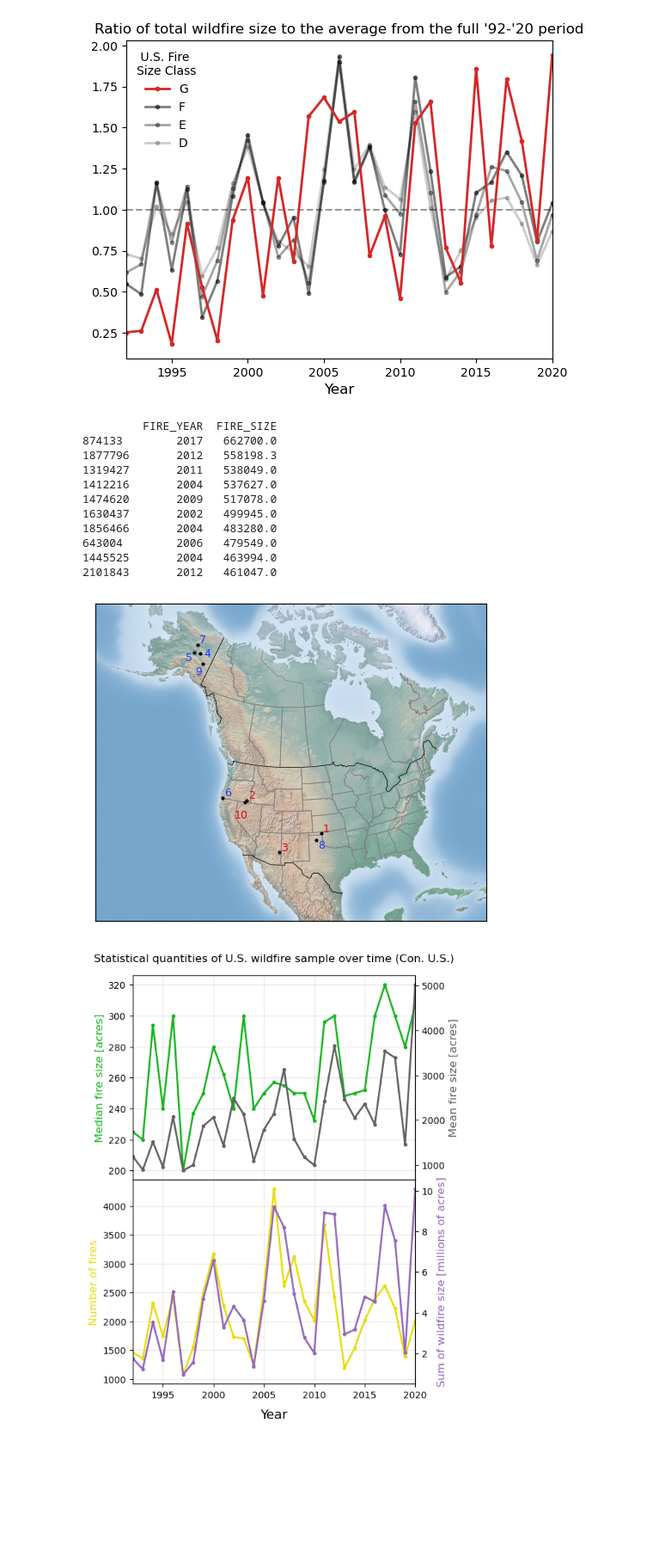
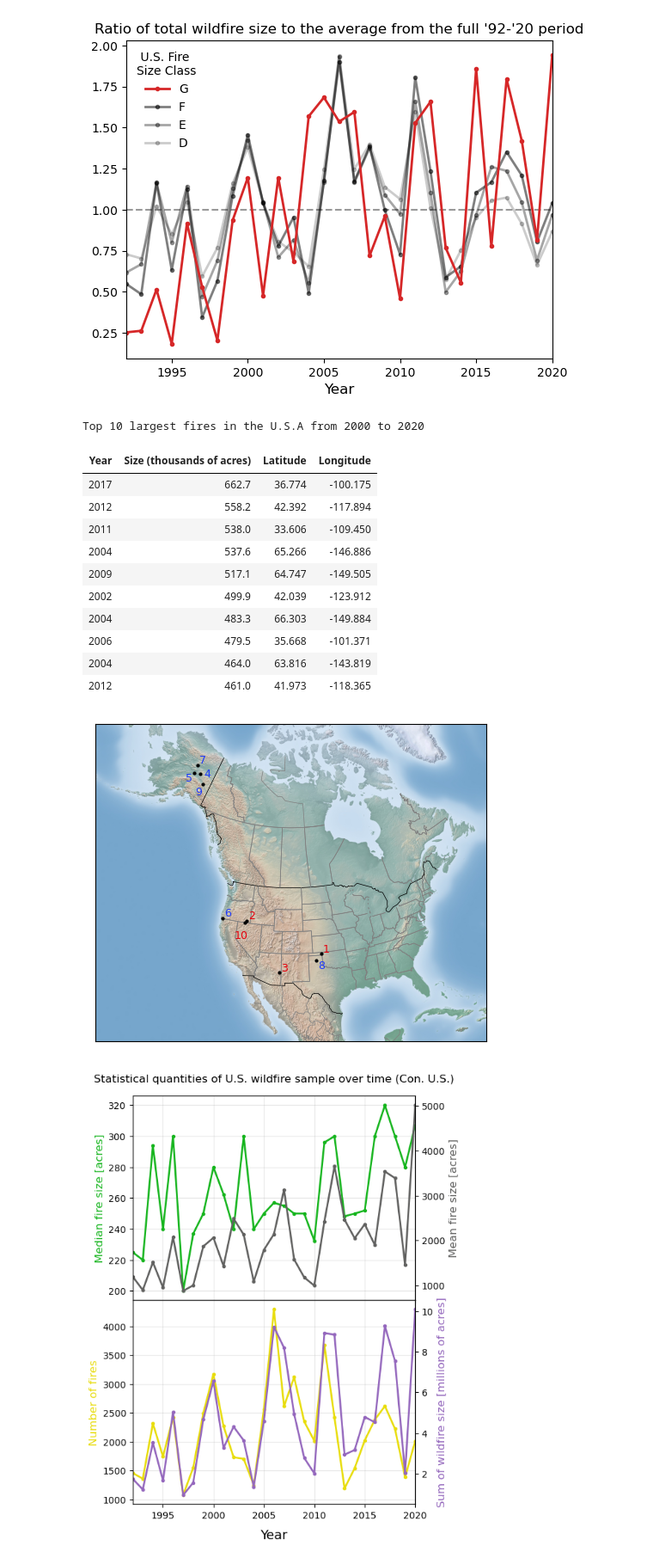
Before and after one commit to rucskajj/Data-Science-Projects, a Jupyter notebook: USWildfires00-20/US_Wildfires_Analysis.ipynb, the cells around one changed output. Shown at 86% size. Saved outputs shown, nothing was run; the diff lists cells and outputs as text; code cells hidden in the pictures; blank space fills up the shorter version.

Commit message:
Added formatted tables using pandas df styler.

```diff
--- a/USWildfires00-20/US_Wildfires_Analysis.ipynb
+++ b/USWildfires00-20/US_Wildfires_Analysis.ipynb
@@ -190,12 +199,42 @@ ax.set_xlim([sumfsize.index.min(), sumfsize.index.max()])
 plt.show()
 # %% [output]
 [figure]
+# %%
+lrgfires_00_20 = df_lrg[(df_lrg['FIRE_YEAR'] >= 2000) & (df_lrg['FIRE_YEAR'] < 2020)]
+lrgfires_00_20 = lrgfires_00_20.sort_values(by='FIRE_SIZE', ascending=False).head(n=10)
+
+lrgfires_00_20.rename(columns={'FIRE_YEAR': 'Year', 'FIRE_SIZE': 'Size',
+                              'LATITUDE': 'Latitude', 'LONGITUDE': 'Longitude'},inplace=True)
+#print(lrgfires_00_20)
+lrgfires_00_20['Size'] = lrgfires_00_20['Size'].div(1000).map('{:.1f}'.format)
+lrgfires_00_20['Latitude'] = lrgfires_00_20['Latitude'].map('{:.3f}'.format)
+lrgfires_00_20['Longitude'] = lrgfires_00_20['Longitude'].map('{:.3f}'.format)
+#lrgfires_00_20['Size'] = lrgfires_00_20['Size']
+#dfcausecounts['Cause of fire'] = dfcausecounts.index
+#dfcausecounts = dfcausecounts[['Cause of fire','Counts']]
+
+lrgfires_00_20.rename(columns={'Size': 'Size (thousands of acres)'}, inplace=True)
+styler = lrgfires_00_20[['Year','Size (thousands of acres)', 'Latitude', 'Longitude']].style
+styler.hide(axis="index")
+styler.set_caption("Top 10 largest fires in the U.S.A from 2000 to 2020")
+styler = display(styler.set_properties(**{
+    'text-align': 'center',
+    'white-space': 'pre-wrap',
+}))
+# %% [output]
+Top 10 largest fires in the U.S.A from 2000 to 2020
+| Year | Size (thousands of acres) | Latitude | Longitude |
+| 2017 | 662.7 | 36.774 | -100.175 |
+| 2012 | 558.2 | 42.392 | -117.894 |
+| 2011 | 538.0 | 33.606 | -109.450 |
+| 2004 | 537.6 | 65.266 | -146.886 |
+| 2009 | 517.1 | 64.747 | -149.505 |
+| 2002 | 499.9 | 42.039 | -123.912 |
+| 2004 | 483.3 | 66.303 | -149.884 |
+| 2006 | 479.5 | 35.668 | -101.371 |
+| 2004 | 464.0 | 63.816 | -143.819 |
+| 2012 | 461.0 | 41.973 | -118.365 |
 # %%
-lrgfires_00_20 = df_lrg[(df_lrg['FIRE_YEAR'] >= 2000) & (df_lrg['FIRE_YEAR'] < 2020)]
-lrgfires_00_20 = lrgfires_00_20.sort_values(by='FIRE_SIZE', ascending=False).head(n=10)
-
-print(lrgfires_00_20[['FIRE_YEAR','FIRE_SIZE']])
-
 fig, ax = plt.subplots()
 
 m = Basemap(width=8000000,height=6500000,projection='lcc',
@@ -233,17 +272,6 @@ for i in lrgfires_00_20.index:
     cnti += 1
 plt.show()
 # %% [output]
-         FIRE_YEAR  FIRE_SIZE
-874133        2017   662700.0
-1877796       2012   558198.3
-1319427       2011   538049.0
-1412216       2004   537627.0
-1474620       2009   517078.0
-1630437       2002   499945.0
-1856466       2004   483280.0
-643004        2006   479549.0
-1445525       2004   463994.0
-2101843       2012   461047.0
 [figure]
 # %%
 # Create new dataframe based on latitude and longitude cuts
```
Also changed, not shown: parts of 3 cells of this notebook.
